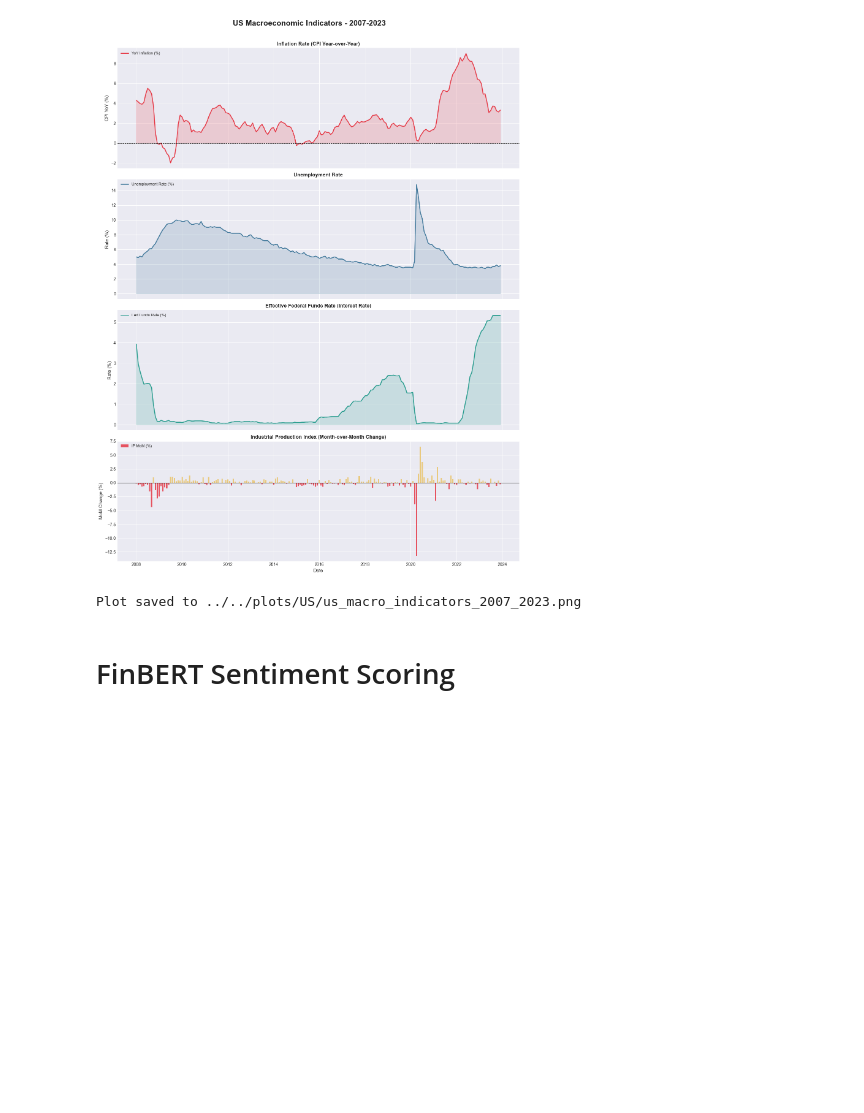
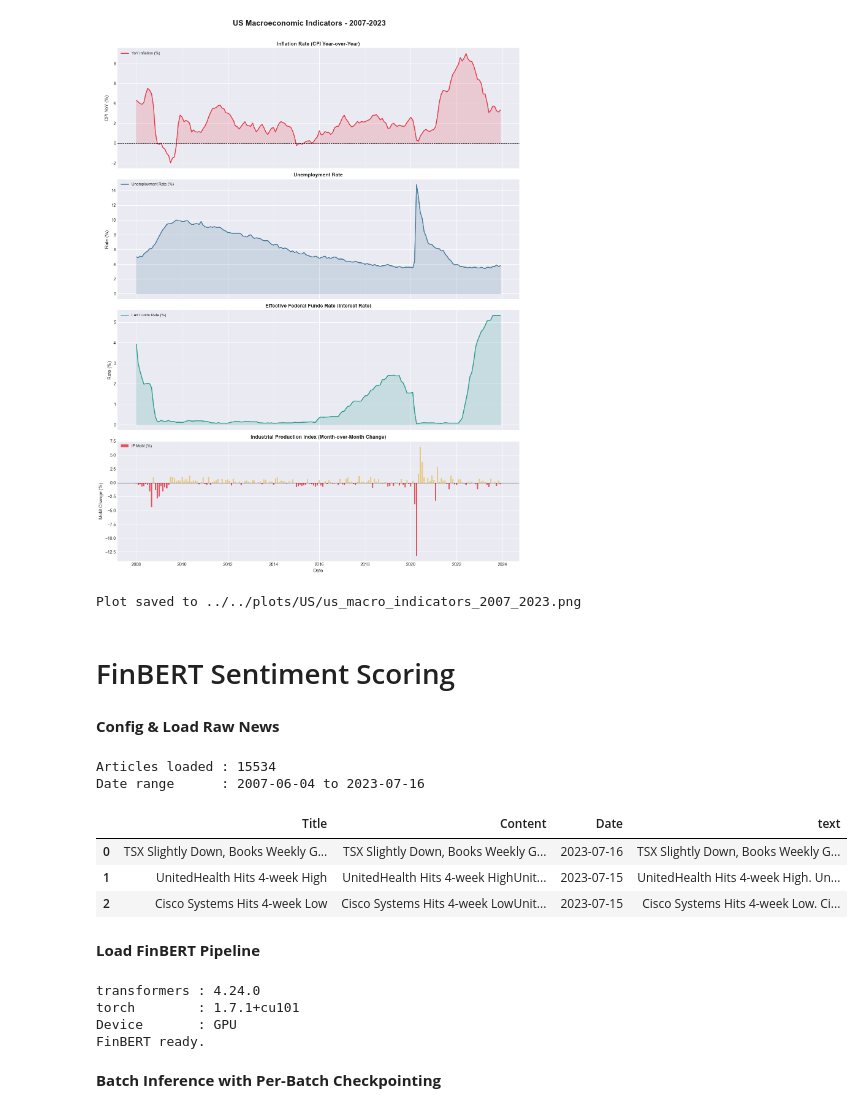
Before and after one commit to zahra-ynp/PML-InflationRegimeForecasting, a Jupyter notebook: notebooks/US/01_Data_Prep.ipynb, the cells around one changed output. Drawn from its saved outputs; the diff is of its cells as text; code cells hidden in the pictures; blank space fills up the shorter version.

```diff
--- a/notebooks/US/01_Data_Prep.ipynb
+++ b/notebooks/US/01_Data_Prep.ipynb
@@ -196,0 +195,75 @@ Plot saved to ../../plots/US/us_macro_indicators_2007_2023.png
+# %% [markdown]
+**Config & Load Raw News**
+# %%
+import os, re
+import pandas as pd
+
+NEWS_PATH       = "../../data/raw/US/FinSen_US_Categorized_Timestamp.csv"
+CHECKPOINT_DIR  = "../../data/processed/US/finbert_checkpoints"
+FINAL_CACHE     = "../../data/processed/US/finbert_article_scores.csv"
+BATCH_SIZE      = 128
+MAX_CHARS       = 512
+
+os.makedirs(CHECKPOINT_DIR, exist_ok=True)
+os.makedirs("../../data/processed/US", exist_ok=True)
+
+def clean(text, max_chars=MAX_CHARS):
+    text = str(text)
+    text = re.sub(r"[^\x00-\x7F]+", " ", text)
+    text = re.sub(r"\s+", " ", text).strip()
+    return text[:max_chars]
+
+
+news_raw = pd.read_csv(NEWS_PATH)
+news_raw = news_raw[["Title", "Content", "Time"]].copy()
+news_raw.rename(columns={"Time": "Date"}, inplace=True)
+news_raw["Date"] = pd.to_datetime(news_raw["Date"], dayfirst=True)
+news_raw = news_raw.dropna(subset=["Title", "Content", "Date"]).reset_index(drop=True)
+news_raw["text"] = (
+    news_raw["Title"].apply(clean) + ". " + news_raw["Content"].apply(clean)
+).str[:MAX_CHARS]
+
+print(f"Articles loaded : {len(news_raw)}")
+print(f"Date range      : {news_raw['Date'].min().date()} to {news_raw['Date'].max().date()}")
+news_raw.head(3)
+# %% [output]
+Articles loaded : 15534
+Date range      : 2007-06-04 to 2023-07-16
+|  | Title | Content | Date | text |
+| 0 | TSX Slightly Down, Books Weekly G... | TSX Slightly Down, Books Weekly G... | 2023-07-16 | TSX Slightly Down, Books Weekly G... |
+| 1 | UnitedHealth Hits 4-week High | UnitedHealth Hits 4-week HighUnit... | 2023-07-15 | UnitedHealth Hits 4-week High. Un... |
+| 2 | Cisco Systems Hits 4-week Low | Cisco Systems Hits 4-week LowUnit... | 2023-07-15 | Cisco Systems Hits 4-week Low. Ci... |
+# %% [markdown]
+**Load FinBERT Pipeline**
+# %%
+import torch
+import transformers
+from transformers import BertTokenizer, BertForSequenceClassification, pipeline
+
+device       = 0 if torch.cuda.is_available() else -1
+device_label = "GPU" if device == 0 else "CPU"
+print(f"transformers : {transformers.__version__}")
+print(f"torch        : {torch.__version__}")
+print(f"Device       : {device_label}")
+
+# Load model & tokenizer explicitly
+tokenizer = BertTokenizer.from_pretrained("ProsusAI/finbert")
+model     = BertForSequenceClassification.from_pretrained("ProsusAI/finbert")
+
+finbert = pipeline(
+    "text-classification",
+    model=model,
+    tokenizer=tokenizer,
+    return_all_scores=True,
+    device=device,
+    truncation=True,
+    max_length=512,
+)
+print("FinBERT ready.")
+# %% [output]
+transformers : 4.24.0
+torch        : 1.7.1+cu101
+Device       : GPU
+FinBERT ready.
+# %% [markdown]
+**Batch Inference with Per-Batch Checkpointing**
```
Also changed, not shown: parts of 9 cells of this notebook, 3 other files.
